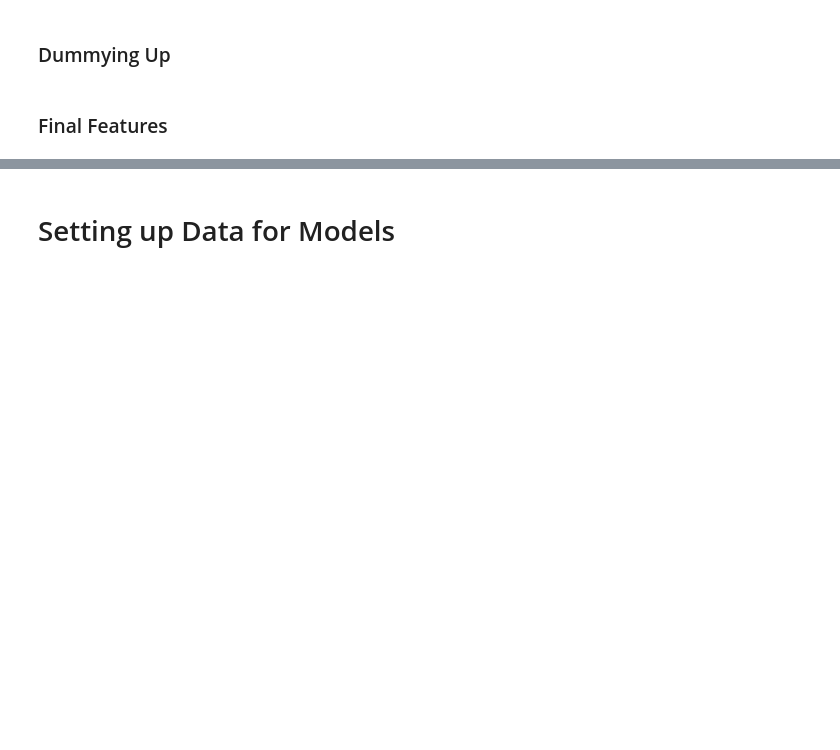
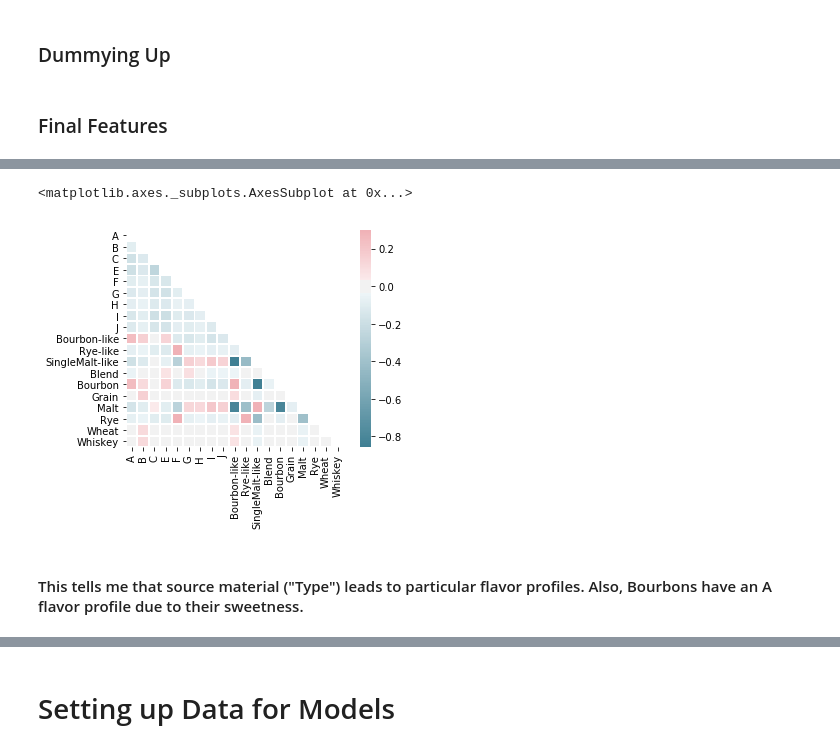
Before and after one commit to hamiltonchangcodes/project_whisky, a Jupyter notebook: Project Whiskey - Expanded EDA.ipynb, the cells around one changed output, grey strips where cells are left out. Saved outputs shown, nothing was run; the diff lists cells and outputs as text; code cells hidden in the pictures; blank space fills up the shorter version.

```diff
--- a/Project Whiskey - Expanded EDA.ipynb
+++ b/Project Whiskey - Expanded EDA.ipynb
@@ -127,0 +150,13 @@ df.drop(['Class', 'Cluster', 'Type'], axis =1, inplace = True)
+# %%
+corr = df.corr()
+# %%
+
+mask = np.triu(np.ones_like(corr, dtype=np.bool))
+cmap = sns.diverging_palette(220, 10, as_cmap=True)
+sns.heatmap(corr, mask=mask, cmap=cmap, vmax=.3, center=0,
+            square=True, linewidths=.9)
+# %% [output]
+<matplotlib.axes._subplots.AxesSubplot at 0x...>
+[figure, added]
+# %% [markdown]
+#### This tells me that source material ("Type") leads to particular flavor profiles.  Also, Bourbons have an A flavor profile due to their sweetness.
```
Also changed, not shown: parts of 3 cells of this notebook.
